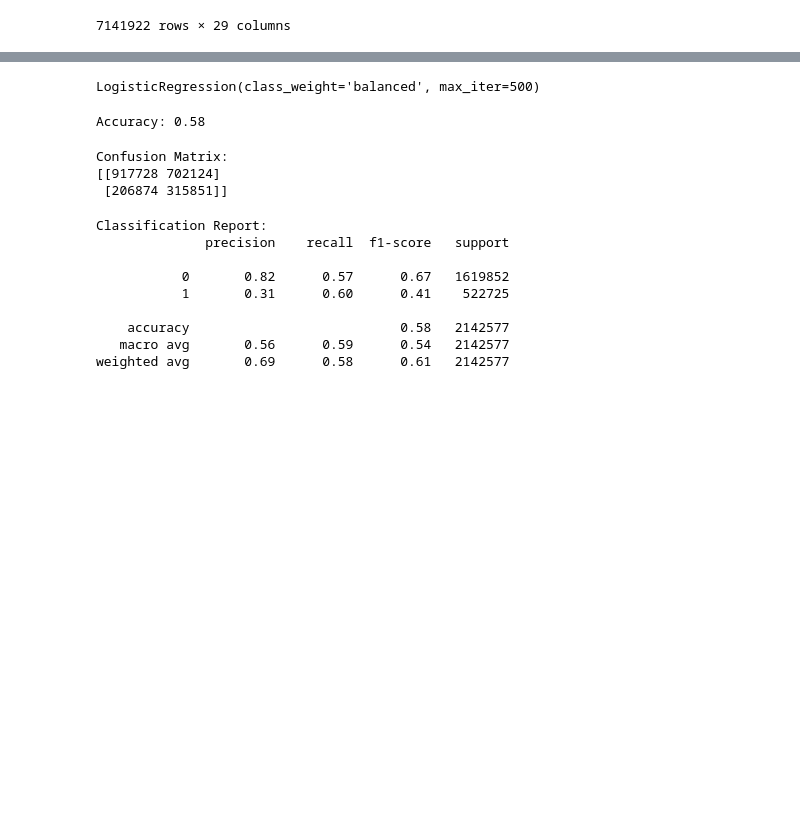
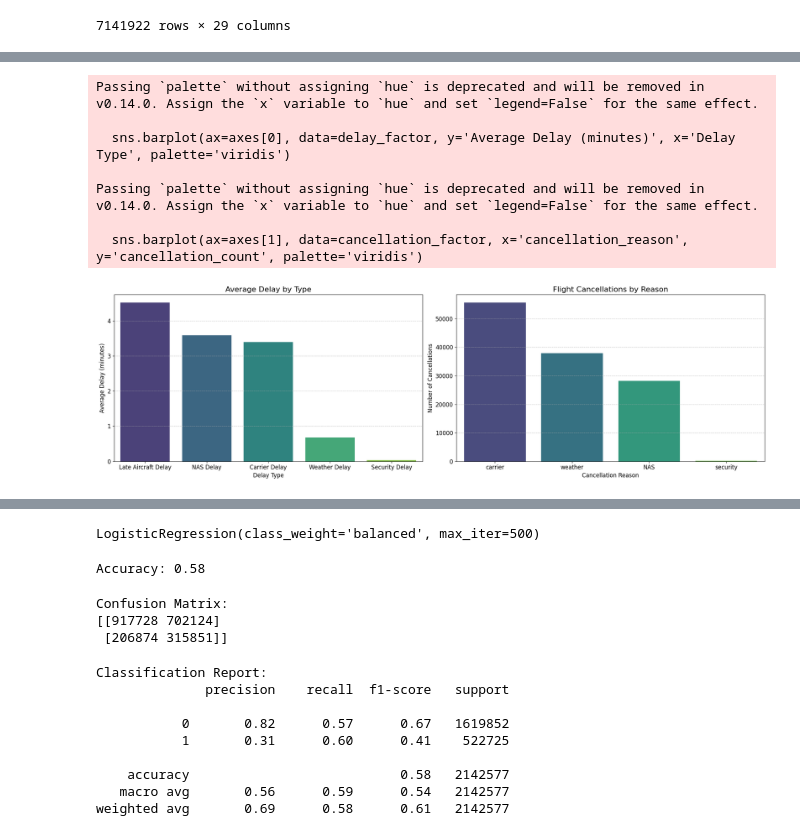
Before and after one commit to azrazainol/FlightData_LogisticRegression, a Jupyter notebook: STQD6324_Assignment_02.ipynb, the cells around one changed output, grey strips where cells are left out. Drawn from its saved outputs; the diff is of its cells as text; code cells hidden in the pictures; blank space fills up the shorter version.

```diff
--- a/STQD6324_Assignment_02.ipynb
+++ b/STQD6324_Assignment_02.ipynb
@@ -35,0 +57,15 @@ flights
+# %%
+rename_dict = {'avg_weatherdelay': 'Weather Delay',
+               'avg_nasdelay': 'NAS Delay',
+               'avg_securitydelay': 'Security Delay',
+               'avg_lateaircraftdelay': 'Late Aircraft Delay',
+               'avg_carrierdelay': 'Carrier Delay'}
+
+delay_factor = delay_factor.rename(columns=rename_dict)
+
+delay_factor = delay_factor.T.reset_index()
+delay_factor.columns = ['Delay Type', 'Average Delay (minutes)']
+delay_factor = delay_factor.sort_values(by='Average Delay (minutes)', ascending=False)
+# %%
+cancellation_mapping = {'A': 'carrier', 'B': 'weather', 'C': 'NAS', 'D': 'security'}
+cancellation_factor['cancellation_reason'] = cancellation_factor['cancellationcode'].map(cancellation_mapping)
@@ -35,0 +133,30 @@ flights
+# %%
+fig, axes = plt.subplots(1, 2, figsize=(20, 6))
+plt.rcParams.update({'font.size': 10, 'lines.markersize': 10})
+
+# Plot Average Delay by Type
+sns.barplot(ax=axes[0], data=delay_factor, y='Average Delay (minutes)', x='Delay Type', palette='viridis')
+axes[0].set_title('Average Delay by Type', fontsize=16)
+axes[0].set_ylabel('Average Delay (minutes)', fontsize=12)
+axes[0].set_xlabel('Delay Type', fontsize=12)
+axes[0].grid(axis='y', linestyle='--', alpha=0.7)
+
+# Plot Flight Cancellations by Reason
+sns.barplot(ax=axes[1], data=cancellation_factor, x='cancellation_reason', y='cancellation_count', palette='viridis')
+axes[1].set_title('Flight Cancellations by Reason', fontsize=16)
+axes[1].set_xlabel('Cancellation Reason', fontsize=12)
+axes[1].set_ylabel('Number of Cancellations', fontsize=12)
+axes[1].grid(axis='y', linestyle='--', alpha=0.7)
+
+# Display the plot
+plt.tight_layout()
+plt.show()
+# %% [output]
+Passing `palette` without assigning `hue` is deprecated and will be removed in v0.14.0. Assign the `x` variable to `hue` and set `legend=False` for the same effect.
+
+  sns.barplot(ax=axes[0], data=delay_factor, y='Average Delay (minutes)', x='Delay Type', palette='viridis')
+
+Passing `palette` without assigning `hue` is deprecated and will be removed in v0.14.0. Assign the `x` variable to `hue` and set `legend=False` for the same effect.
+
+  sns.barplot(ax=axes[1], data=cancellation_factor, x='cancellation_reason', y='cancellation_count', palette='viridis')
+[figure, added]
```
Also changed, not shown: parts of 37 cells of this notebook.
